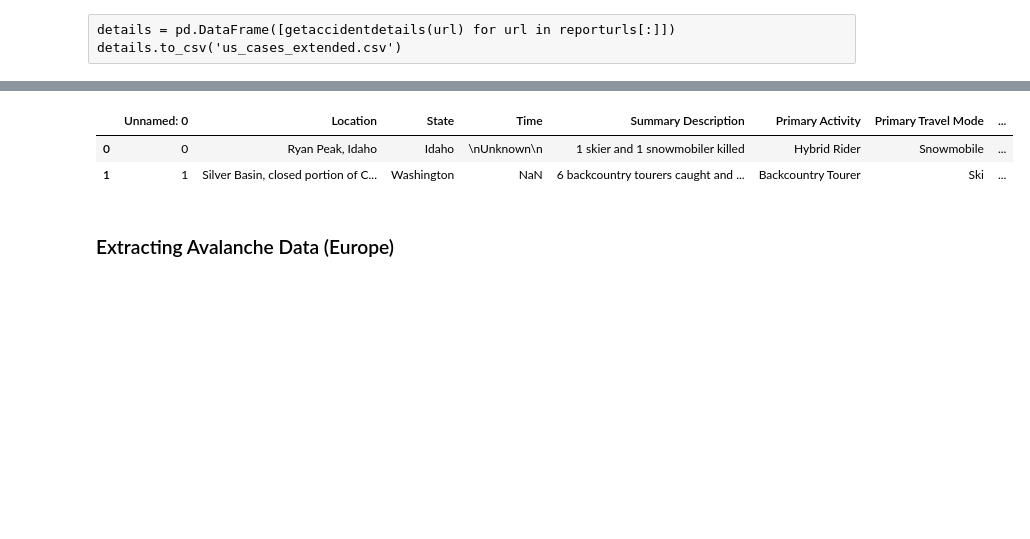
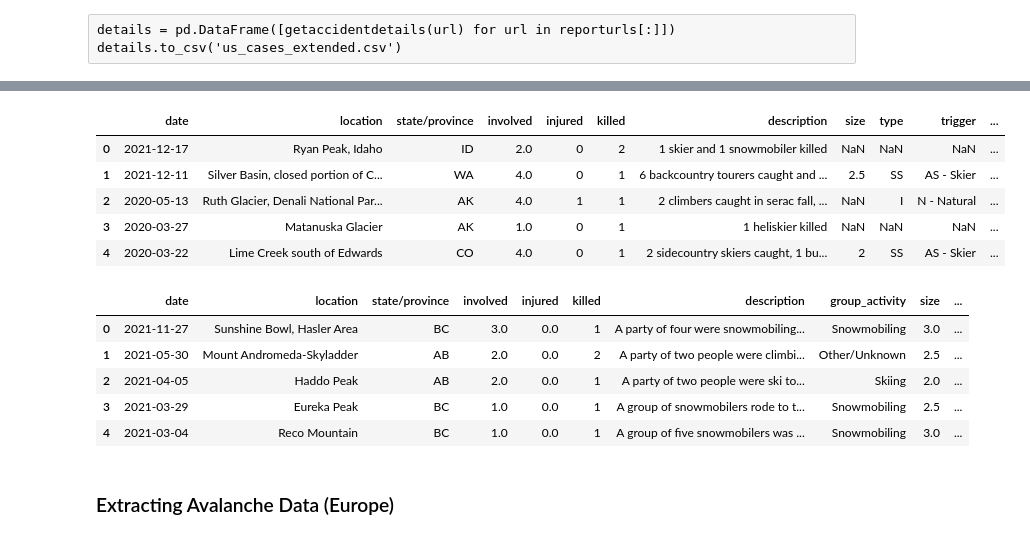
Before and after one commit to omertahi/avalanche_accidents, a Jupyter notebook: Project.ipynb, the cells around one changed output, grey strips where cells are left out. Saved outputs shown, nothing was run; the diff lists cells and outputs as text; code cells hidden in the pictures; blank space fills up the shorter version.

Commit message:
Cleaned and Finalized US data

```diff
--- a/Project.ipynb
+++ b/Project.ipynb
@@ -134,7 +134,7 @@ cleaned_incidents = (pd.DataFrame(chain.from_iterable(incidents.avalanche_obs))
                     )
 # Select only the columns with the variables of interest
 ca_incidents = (incidents
-                .iloc[:,[1,6,7,8,9,10,12]]
+                .iloc[:,[1,2,6,7,8,9,10,11,12]]
                 .merge(cleaned_incidents, left_index=True, right_index=True)
                )
 
@@ -159,6 +159,15 @@ def clean_type(s):
         return ""
 
 ca_incidents['type'] = ca_incidents['type'].apply(clean_type)
+ca_incidents = (ca_incidents
+                .drop(columns = ['location_elevation'])
+                .rename(columns={'ob_date': 'date',
+                                 'location_province': 'state/province',
+                                 'num_involved': 'involved',
+                                 'num_injured': 'injured',
+                                 'num_fatal': 'killed',
+                                 'comment': 'description'})
+               )
 
 with pd.option_context('display.max_rows', None, 'display.max_columns', None):
     display(ca_incidents.head())
@@ -216,9 +225,9 @@ years = (2021, 2020, 2019, 2018, 2017, 2016, 2015, 2014, 2013, 2012, 2011, 2010,
 for data, yr in zip(df, years):
     data['Date'] = data['Date'].apply(format_date_col, args=[yr])
 
-us_incidents = pd.concat(df).reset_index().drop(columns = ["index"])
+us_data = pd.concat(df).reset_index().drop(columns = ["index"])
 
-us_incidents.head(3)
+us_data.head(3)
 # %% [output]
 |  | Date | State | Location | Description | Killed |
 | 0 | 2021-12-17 | ID | Ryan Peak, Idaho | 1 skier and 1 snowmobiler killed | 2 |
@@ -264,11 +281,46 @@ details.to_csv('us_cases_extended.csv')
 # %%
-us_cases_extended = pd.read_csv('us_cases_extended.csv')
+# Only select the columns of interest
+us_cases_extended = (pd.read_csv('us_cases_extended.csv')
+                     .fillna(0)
+                     .iloc[:,[8,9,10,11,12,13,14,15,18,19,20,21,22]]
+                     .assign(Involved = lambda x: x['Caught'] + x['Fully Buried']
+                             + x['Injured'] + x['Killed'] + x['Partially Buried, Non-Critical']
+                             + x['Partially Buried, Critical'])
+                     .iloc[:,[4,6,7,8,9,10,11,12,13]]
+                    )
+
+# Merge the two dataframes into one
+us_incidents = (us_data
+                .drop(50)
+                .reset_index()
+                .drop(columns = ['index'])
+                .merge(us_cases_extended, left_index=True, right_index=True)
+                .rename(columns={'State': 'state/province',
+                                 'Slope Aspect': 'aspect',
+                                 'Site Elevation': 'elevation',
+                                 'Size - Destructive Force': 'size'})
+                .iloc[:,[0,2,1,13,5,4,3,8,6,7,10,11,9,12]]
+                .replace('--', np.nan)
+               )
+us_incidents.columns = us_incidents.columns.str.lower()
+us_incidents['size'] = [re.sub("D", '', str(s)) if str(s)!='nan' else np.nan for s in us_incidents['size']]
+
 with pd.option_context('display.max_rows', None, 'display.max_columns', None):
-    display(us_cases_extended.head(2))
+    display(us_incidents.head())
+    display(ca_incidents.head())
 # %% [output]
-|  | Unnamed: 0 | Location | State | Time | Summary Description | Primary Activity | Primary Travel Mode | ... |
-| 0 | 0 | Ryan Peak, Idaho | Idaho | \nUnknown\n | 1 skier and 1 snowmobiler killed | Hybrid Rider | Snowmobile | ... |
-| 1 | 1 | Silver Basin, closed portion of C... | Washington | NaN | 6 backcountry tourers caught and ... | Backcountry Tourer | Ski | ... |
+|  | date | location | state/province | involved | injured | killed | description | size | type | trigger | ... |
+| 0 | 2021-12-17 | Ryan Peak, Idaho | ID | 2.0 | 0 | 2 | 1 skier and 1 snowmobiler killed | NaN | NaN | NaN | ... |
+| 1 | 2021-12-11 | Silver Basin, closed portion of C... | WA | 4.0 | 0 | 1 | 6 backcountry tourers caught and ... | 2.5 | SS | AS - Skier | ... |
+| 2 | 2020-05-13 | Ruth Glacier, Denali National Par... | AK | 4.0 | 1 | 1 | 2 climbers caught in serac fall, ... | NaN | I | N - Natural | ... |
+| 3 | 2020-03-27 | Matanuska Glacier | AK | 1.0 | 0 | 1 | 1 heliskier killed | NaN | NaN | NaN | ... |
+| 4 | 2020-03-22 | Lime Creek south of Edwards | CO | 4.0 | 0 | 1 | 2 sidecountry skiers caught, 1 bu... | 2 | SS | AS - Skier | ... |
+|  | date | location | state/province | involved | injured | killed | description | group_activity | size | ... |
+| 0 | 2021-11-27 | Sunshine Bowl, Hasler Area | BC | 3.0 | 0.0 | 1 | A party of four were snowmobiling... | Snowmobiling | 3.0 | ... |
+| 1 | 2021-05-30 | Mount Andromeda-Skyladder | AB | 2.0 | 0.0 | 2 | A party of two people were climbi... | Other/Unknown | 2.5 | ... |
+| 2 | 2021-04-05 | Haddo Peak | AB | 2.0 | 0.0 | 1 | A party of two people were ski to... | Skiing | 2.0 | ... |
+| 3 | 2021-03-29 | Eureka Peak | BC | 1.0 | 0.0 | 1 | A group of snowmobilers rode to t... | Snowmobiling | 2.5 | ... |
+| 4 | 2021-03-04 | Reco Mountain | BC | 1.0 | 0.0 | 1 | A group of five snowmobilers was ... | Snowmobiling | 3.0 | ... |
 # %% [markdown]
 ### Extracting Avalanche Data (Europe)
 # %%
```
Also changed, not shown: parts of 2 cells of this notebook.
